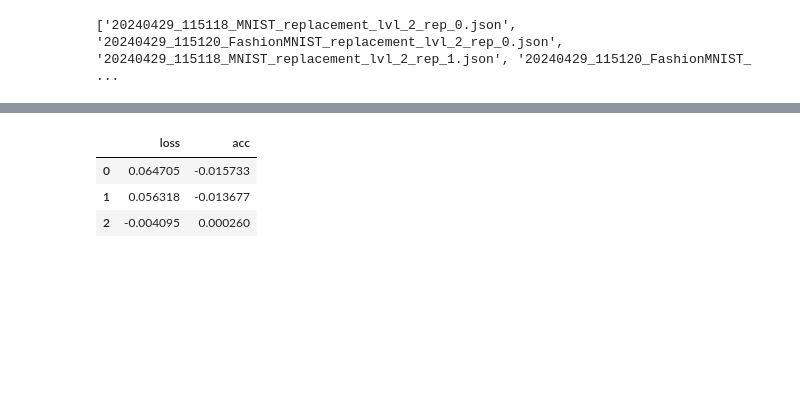
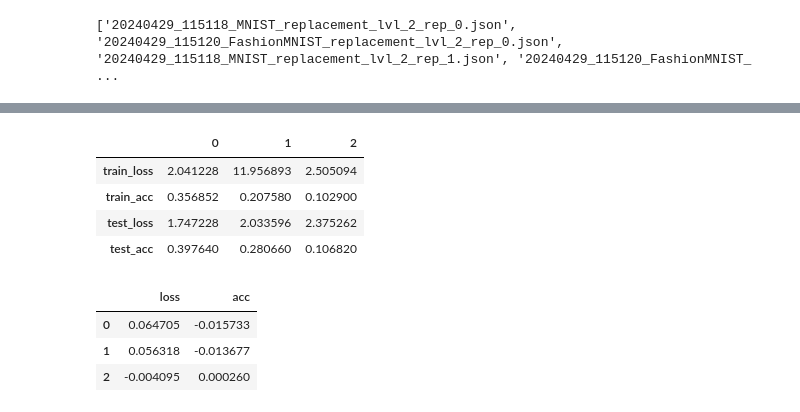
Before and after one commit to peiyong-addwater/Let-The-Quantum-Creep-In, a Jupyter notebook: notebooks/eqx/PlotEqxResults.ipynb, the cells around one changed output, grey strips where cells are left out. Saved outputs shown, nothing was run; the diff lists cells and outputs as text; code cells hidden in the pictures; blank space fills up the shorter version.

```diff
--- a/notebooks/eqx/PlotEqxResults.ipynb
+++ b/notebooks/eqx/PlotEqxResults.ipynb
@@ -111,3 +143,11 @@ last_iter_gen_error = {dataset:pd.DataFrame({'loss':laster_iter_avg_df[dataset].
+# %%
+first_iter_avg_df['CIFAR10']
+# %% [output]
+|  | 0 | 1 | 2 |
+| train_loss | 2.041228 | 11.956893 | 2.505094 |
+| train_acc | 0.356852 | 0.207580 | 0.102900 |
+| test_loss | 1.747228 | 2.033596 | 2.375262 |
+| test_acc | 0.397640 | 0.280660 | 0.106820 |
 # %%
 last_iter_gen_error['MNIST']
 # %% [output]
```
Also changed, not shown: parts of 4 cells of this notebook, 1 other file.
